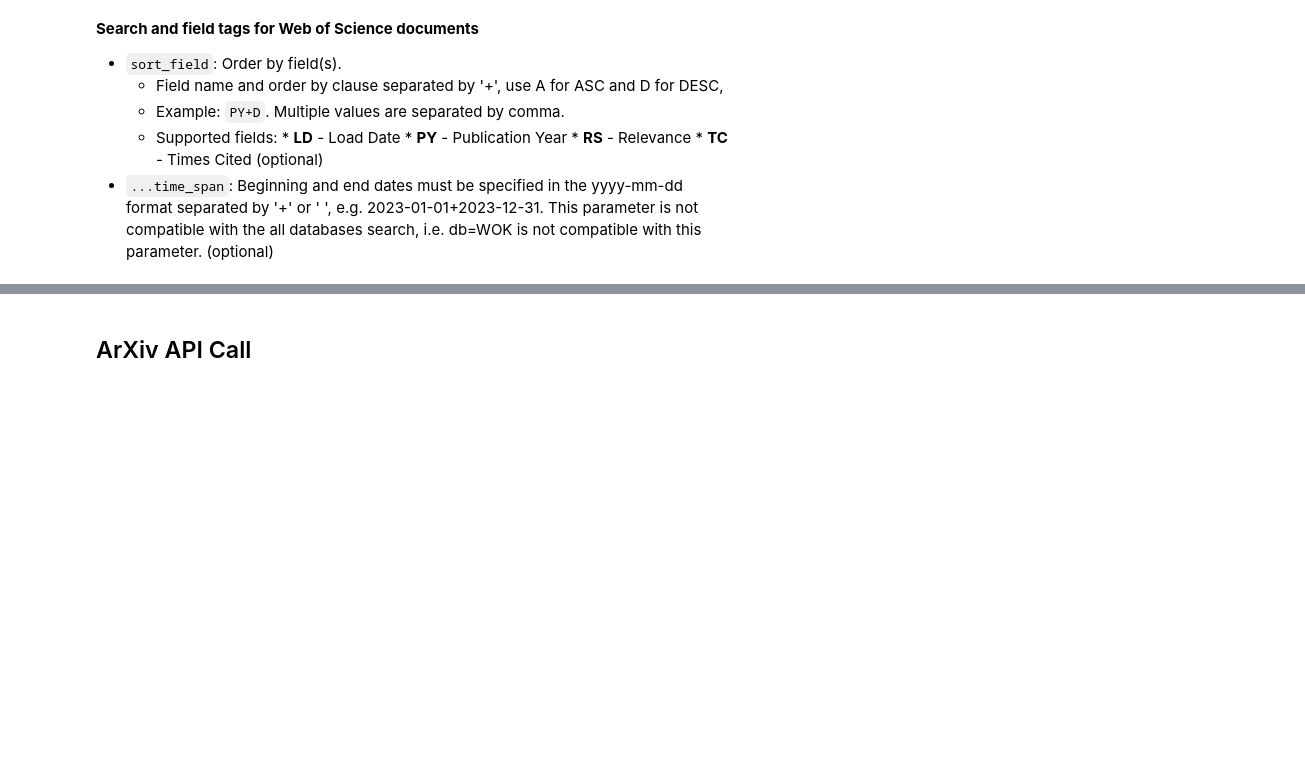
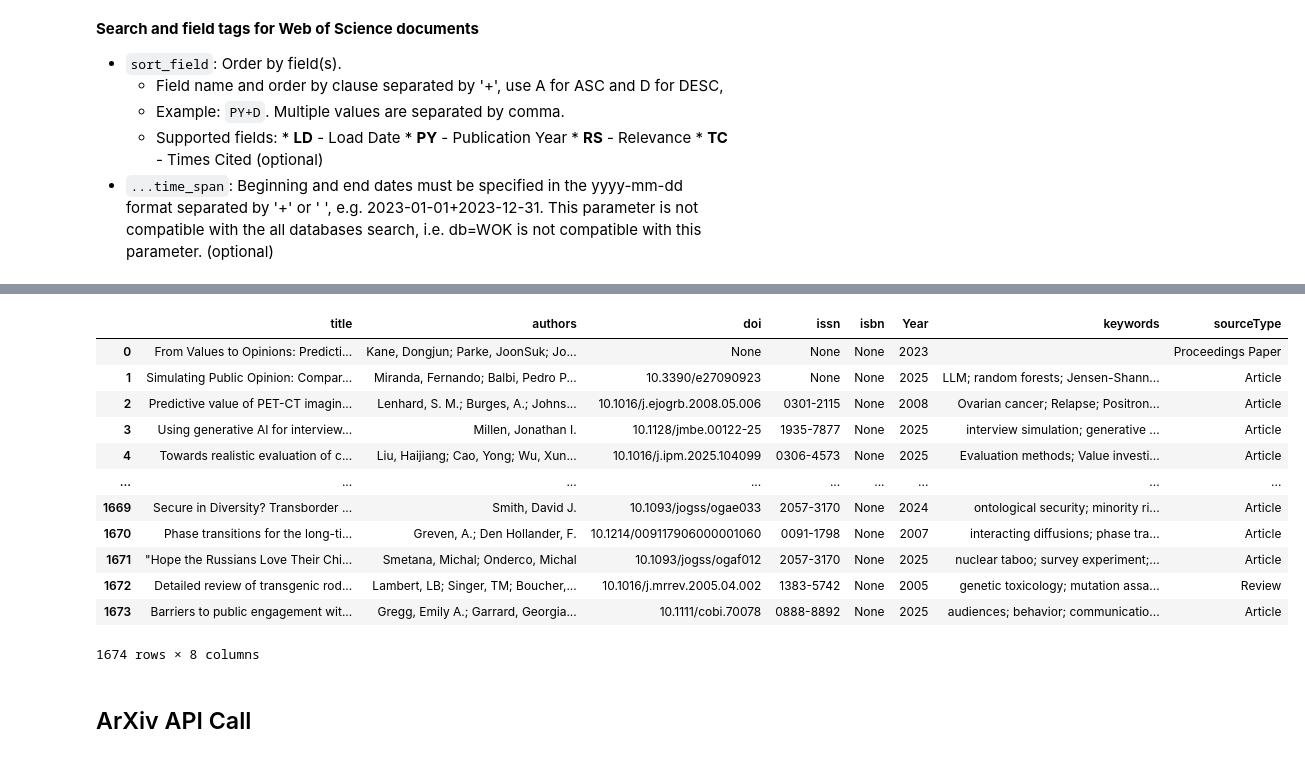
Before and after one commit to haoting-chan/AIRESIL, a Jupyter notebook: Database_extraction.ipynb, the cells around one changed output, grey strips where cells are left out. Cells and saved outputs as stored; diff of their text form; code cells hidden in the pictures; blank space fills up the shorter version.

```diff
--- a/Database_extraction.ipynb
+++ b/Database_extraction.ipynb
@@ -285,21 +292 @@ Error:
-# %%
-# Also bind each to a variable for convenience
-df_WoS_LLM_and_Survey = dfs_WoS["LLM and Survey"]
-df_WoS_LLM_and_Survey_and_Methods = dfs_WoS["LLM and Survey and Methods"]
-df_WoS_LLM_and_SimulationA = dfs_WoS["LLM and SimulationA"]
-df_WoS_LLM_and_SimulationB = dfs_WoS["LLM and SimulationB"]
-df_WoS_LLM_and_SimulationC = dfs_WoS["LLM and SimulationC"]
-df_WoS_LLM_and_Methods = dfs_WoS["LLM and Methods"]
-df_WoS_LLM_and_Survey_and_SimulationA = dfs_WoS["LLM and Survey and SimulationA"]
-df_WoS_LLM_and_Survey_and_SimulationB = dfs_WoS["LLM and Survey and SimulationB"]
-df_WoS_LLM_and_Survey_and_SimulationC = dfs_WoS["LLM and Survey and SimulationC"]
-df_WoS_LLM_and_SimulationA_and_Methods = dfs_WoS["LLM and SimulationA and Methods"]
-df_WoS_LLM_and_SimulationB_and_Methods = dfs_WoS["LLM and SimulationB and Methods"]
-df_WoS_LLM_and_SimulationC_and_Methods = dfs_WoS["LLM and SimulationC and Methods"]
-df_WoS_LLMSurvey_or_LLMSimulationA = dfs_WoS["LLMSurvey or LLMSimulationA"]
-df_WoS_LLMSurvey_or_LLMSimulationB = dfs_WoS["LLMSurvey or LLMSimulationB"]
-df_WoS_LLMSurvey_or_LLMSimulationC = dfs_WoS["LLMSurvey or LLMSimulationC"]
-df_WoS_Survey_and_SimulationA = dfs_WoS["Survey and SimulationA"]
-df_WoS_Survey_and_SimulationB = dfs_WoS["Survey and SimulationB"]
-df_WoS_Survey_and_SimulationC = dfs_WoS["Survey and SimulationC"]
 # %%
@@ -444,3 +408,19 @@ df_WoS_LLMSurvey_or_LLMSimulationC_clean = dfs_WoS_clean["LLMSurvey or LLMSimula
 df_WoS_Survey_and_SimulationA_clean = dfs_WoS_clean["Survey and SimulationA"]
 df_WoS_Survey_and_SimulationB_clean = dfs_WoS_clean["Survey and SimulationB"]
 df_WoS_Survey_and_SimulationC_clean = dfs_WoS_clean["Survey and SimulationC"]
+# %%
+df_WoS_LLM_and_Survey_and_SimulationB
+# %% [output]
+|  | title | authors | doi | issn | isbn | Year | keywords | sourceType |
+| 0 | From Values to Opinions: Predicti... | Kane, Dongjun; Parke, JoonSuk; Jo... | None | None | None | 2023 |  | Proceedings Paper |
+| 1 | Simulating Public Opinion: Compar... | Miranda, Fernando; Balbi, Pedro P... | 10.3390/e27090923 | None | None | 2025 | LLM; random forests; Jensen-Shann... | Article |
+| 2 | Predictive value of PET-CT imagin... | Lenhard, S. M.; Burges, A.; Johns... | 10.1016/j.ejogrb.2008.05.006 | 0301-2115 | None | 2008 | Ovarian cancer; Relapse; Positron... | Article |
+| 3 | Using generative AI for interview... | Millen, Jonathan I. | 10.1128/jmbe.00122-25 | 1935-7877 | None | 2025 | interview simulation; generative ... | Article |
+| 4 | Towards realistic evaluation of c... | Liu, Haijiang; Cao, Yong; Wu, Xun... | 10.1016/j.ipm.2025.104099 | 0306-4573 | None | 2025 | Evaluation methods; Value investi... | Article |
+| ... | ... | ... | ... | ... | ... | ... | ... | ... |
+| 1669 | Secure in Diversity? Transborder ... | Smith, David J. | 10.1093/jogss/ogae033 | 2057-3170 | None | 2024 | ontological security; minority ri... | Article |
+| 1670 | Phase transitions for the long-ti... | Greven, A.; Den Hollander, F. | 10.1214/009117906000001060 | 0091-1798 | None | 2007 | interacting diffusions; phase tra... | Article |
+| 1671 | "Hope the Russians Love Their Chi... | Smetana, Michal; Onderco, Michal | 10.1093/jogss/ogaf012 | 2057-3170 | None | 2025 | nuclear taboo; survey experiment;... | Article |
+| 1672 | Detailed review of transgenic rod... | Lambert, LB; Singer, TM; Boucher,... | 10.1016/j.mrrev.2005.04.002 | 1383-5742 | None | 2005 | genetic toxicology; mutation assa... | Review |
+| 1673 | Barriers to public engagement wit... | Gregg, Emily A.; Garrard, Georgia... | 10.1111/cobi.70078 | 0888-8892 | None | 2025 | audiences; behavior; communicatio... | Article |
+1674 rows × 8 columns
```
Also changed, not shown: parts of 39 cells of this notebook, 2 other files.
